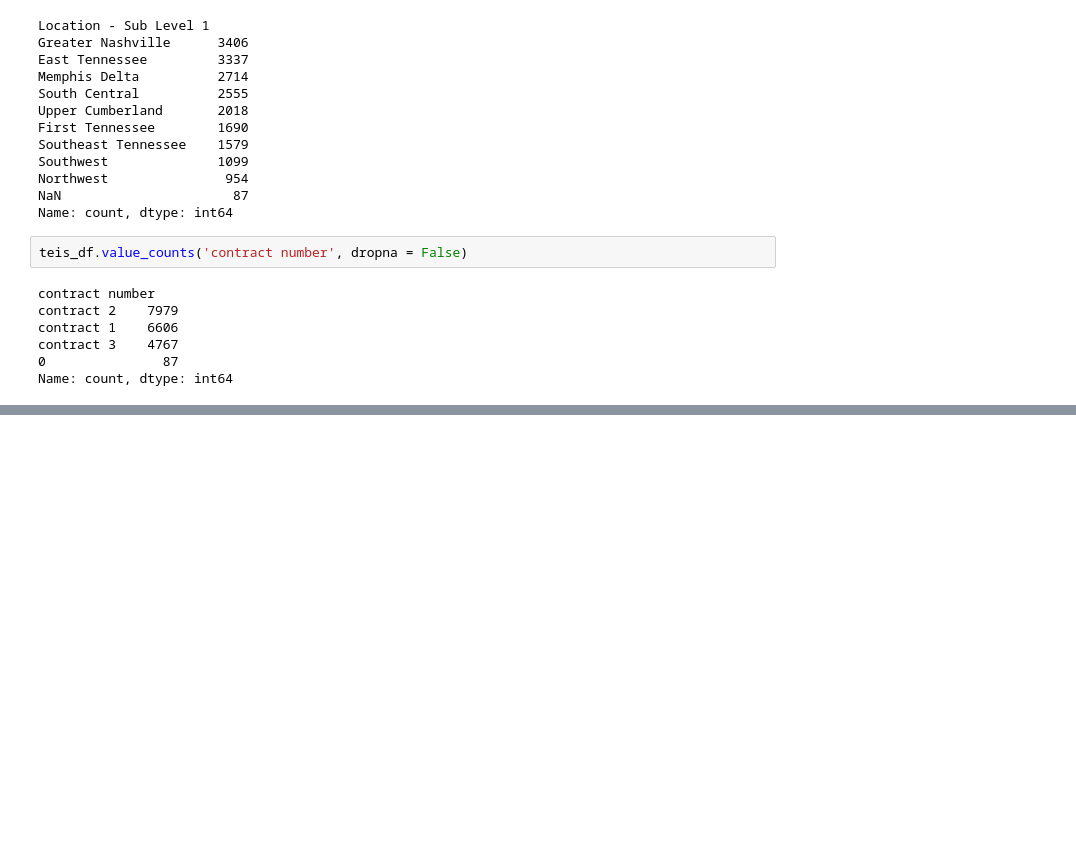
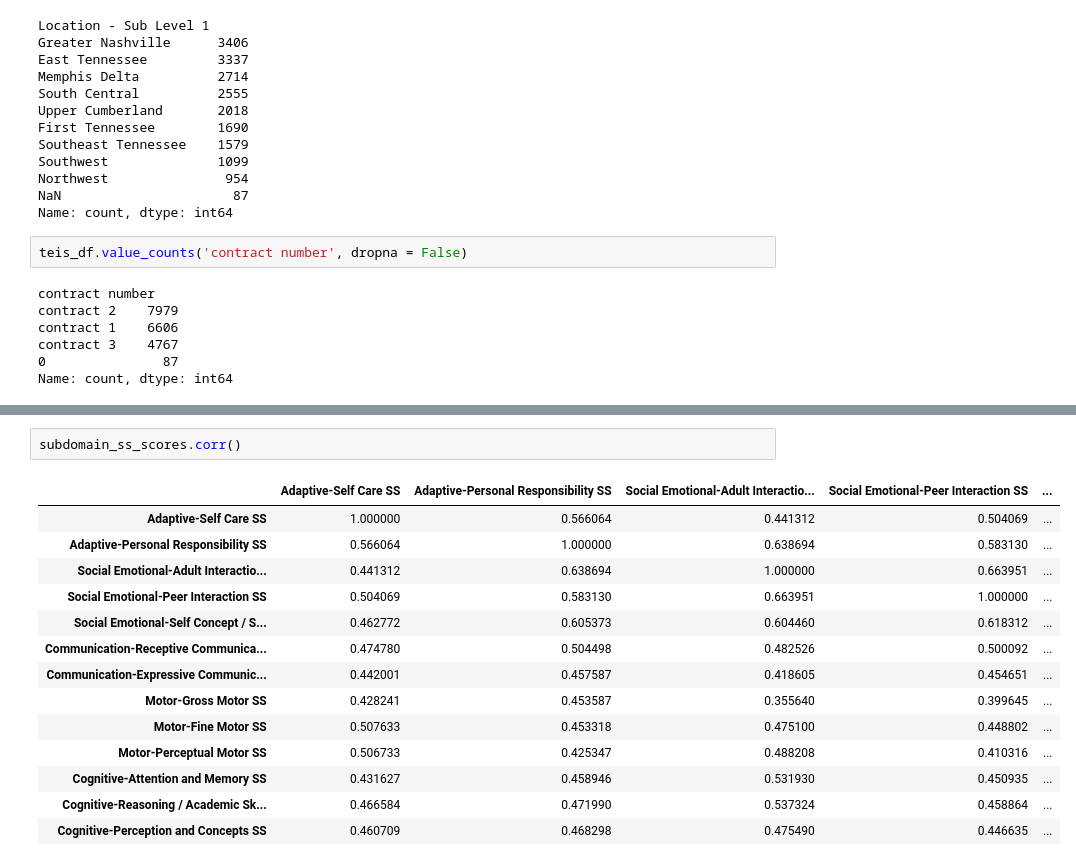
Before and after one commit to brunner39/TEIS_Partner_Project, a Jupyter notebook: patrick_TEIS_partner_project.ipynb, the cells around one changed output, grey strips where cells are left out. Cells and saved outputs as stored; diff of their text form; blank space fills up the shorter version.

```diff
--- a/patrick_TEIS_partner_project.ipynb
+++ b/patrick_TEIS_partner_project.ipynb
@@ -111,0 +198,17 @@ teis_df
+# %%
+subdomain_ss_scores.corr()
+# %% [output]
+|  | Adaptive-Self Care SS | Adaptive-Personal Responsibility SS | Social Emotional-Adult Interactio... | Social Emotional-Peer Interaction SS | ... |
+| Adaptive-Self Care SS | 1.000000 | 0.566064 | 0.441312 | 0.504069 | ... |
+| Adaptive-Personal Responsibility SS | 0.566064 | 1.000000 | 0.638694 | 0.583130 | ... |
+| Social Emotional-Adult Interactio... | 0.441312 | 0.638694 | 1.000000 | 0.663951 | ... |
+| Social Emotional-Peer Interaction SS | 0.504069 | 0.583130 | 0.663951 | 1.000000 | ... |
+| Social Emotional-Self Concept / S... | 0.462772 | 0.605373 | 0.604460 | 0.618312 | ... |
+| Communication-Receptive Communica... | 0.474780 | 0.504498 | 0.482526 | 0.500092 | ... |
+| Communication-Expressive Communic... | 0.442001 | 0.457587 | 0.418605 | 0.454651 | ... |
+| Motor-Gross Motor SS | 0.428241 | 0.453587 | 0.355640 | 0.399645 | ... |
+| Motor-Fine Motor SS | 0.507633 | 0.453318 | 0.475100 | 0.448802 | ... |
+| Motor-Perceptual Motor SS | 0.506733 | 0.425347 | 0.488208 | 0.410316 | ... |
+| Cognitive-Attention and Memory SS | 0.431627 | 0.458946 | 0.531930 | 0.450935 | ... |
+| Cognitive-Reasoning / Academic Sk... | 0.466584 | 0.471990 | 0.537324 | 0.458864 | ... |
+| Cognitive-Perception and Concepts SS | 0.460709 | 0.468298 | 0.475490 | 0.446635 | ... |
```
Also changed, not shown: parts of 25 cells of this notebook.
